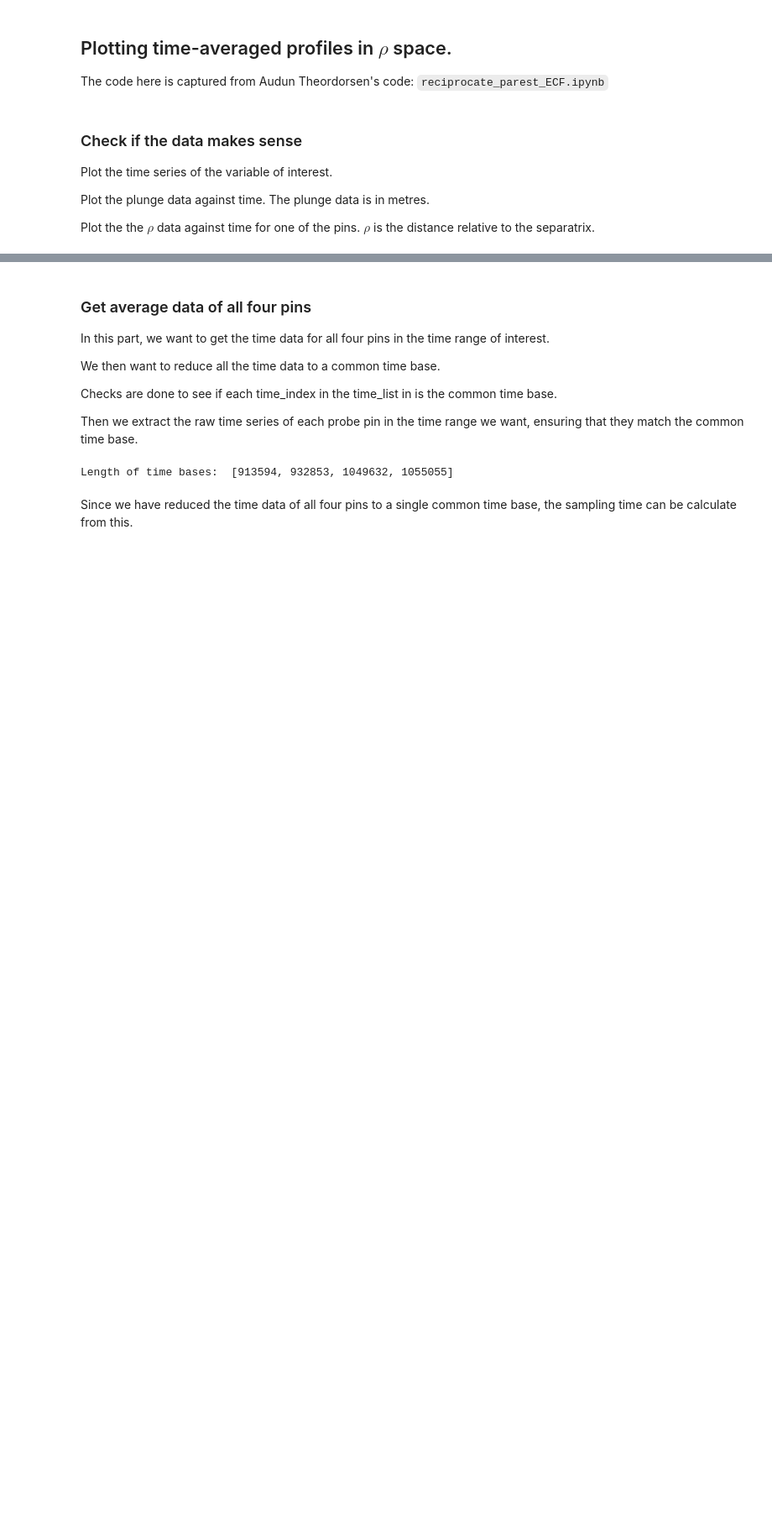
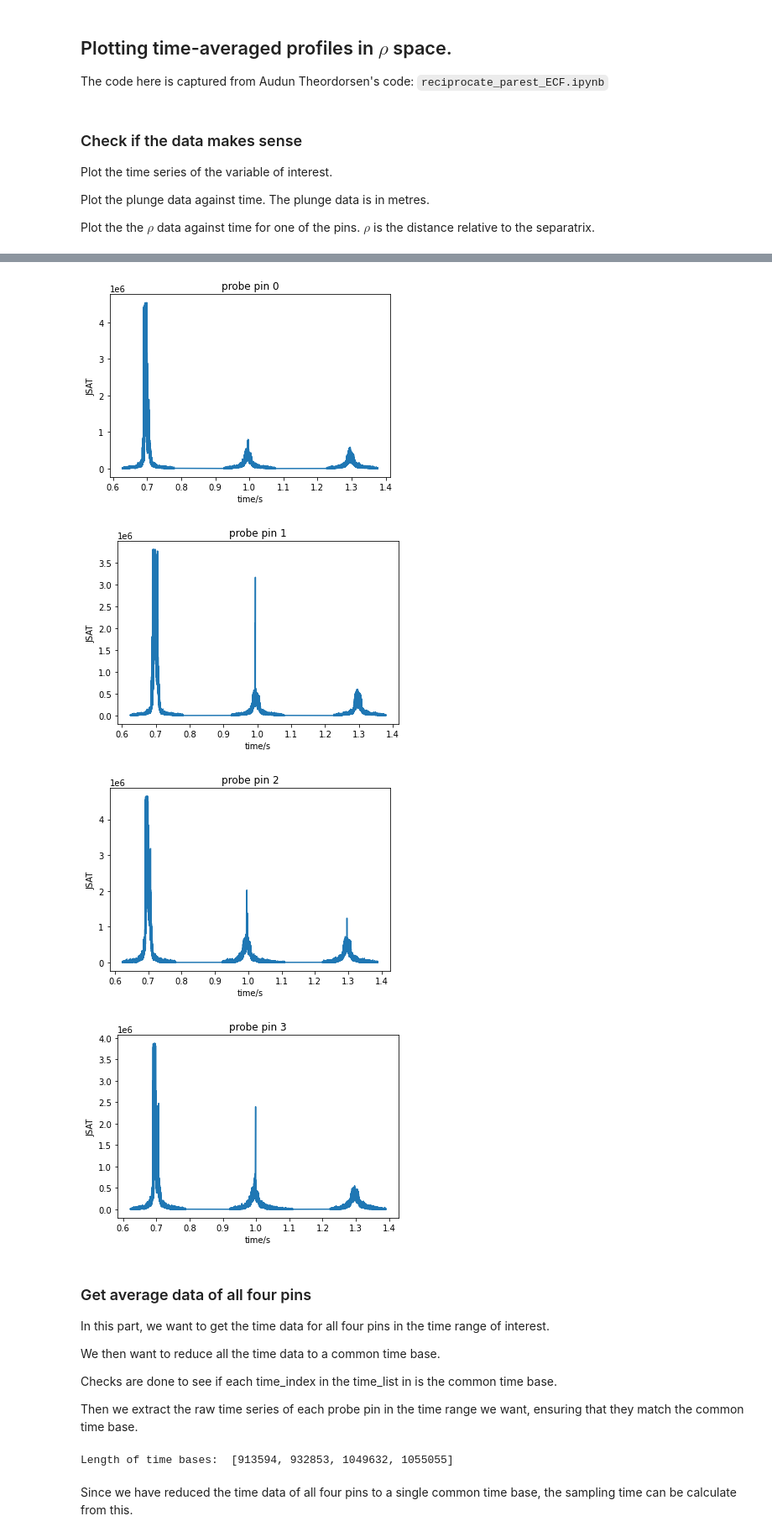
Before and after one commit to sajidah-ahmed/cmod_functions, a Jupyter notebook: guides/plot_ASP_MLP_profiles.ipynb, the cells around one changed output, grey strips where cells are left out. Shown at 84% size. Cells and saved outputs as stored; diff of their text form; code cells hidden in the pictures; blank space fills up the shorter version.

```diff
--- a/guides/plot_ASP_MLP_profiles.ipynb
+++ b/guides/plot_ASP_MLP_profiles.ipynb
@@ -83,3 +68,19 @@ plt.show()
+# %%
+for probe_pin in probe_pin_list:
+
+    time_Js, Js = cmod.get_raw_asp_mlp_data(shot, probe_pin, 'Js')
+
+    plt.figure()
+    plt.plot(time_Js, Js)
+    plt.title(f"probe pin {probe_pin}")
+    plt.xlabel('time/s')
+    plt.ylabel('JSAT')
+    plt.show()
+# %% [output]
+[figure, added]
+[figure, added]
+[figure, added]
+[figure, added]
 # %% [markdown]
 ### Get average data of all four pins
 
```
Also changed, not shown: parts of 10 cells of this notebook.
